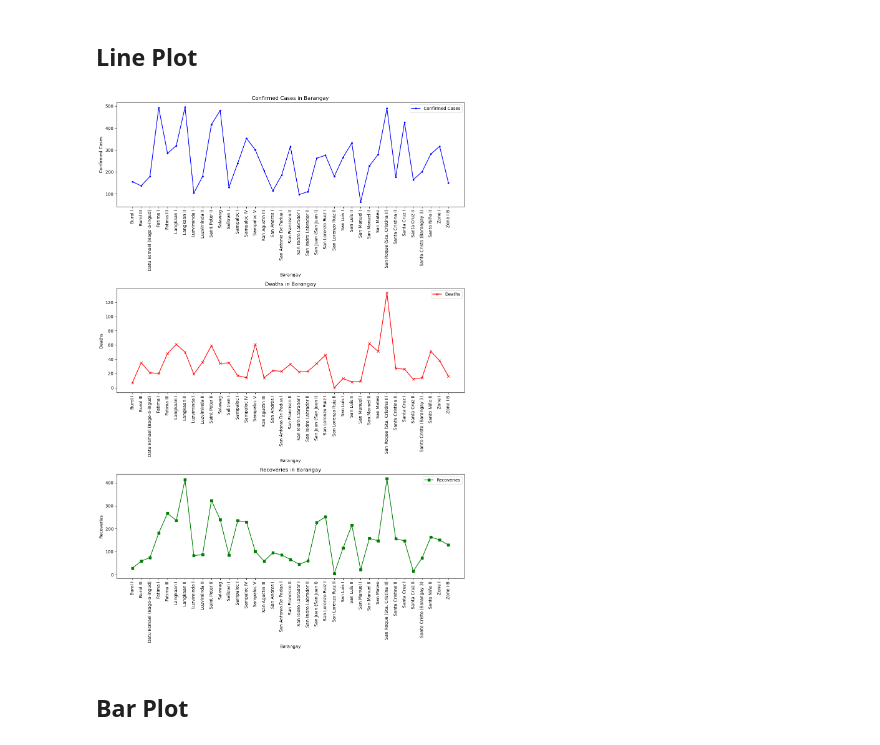
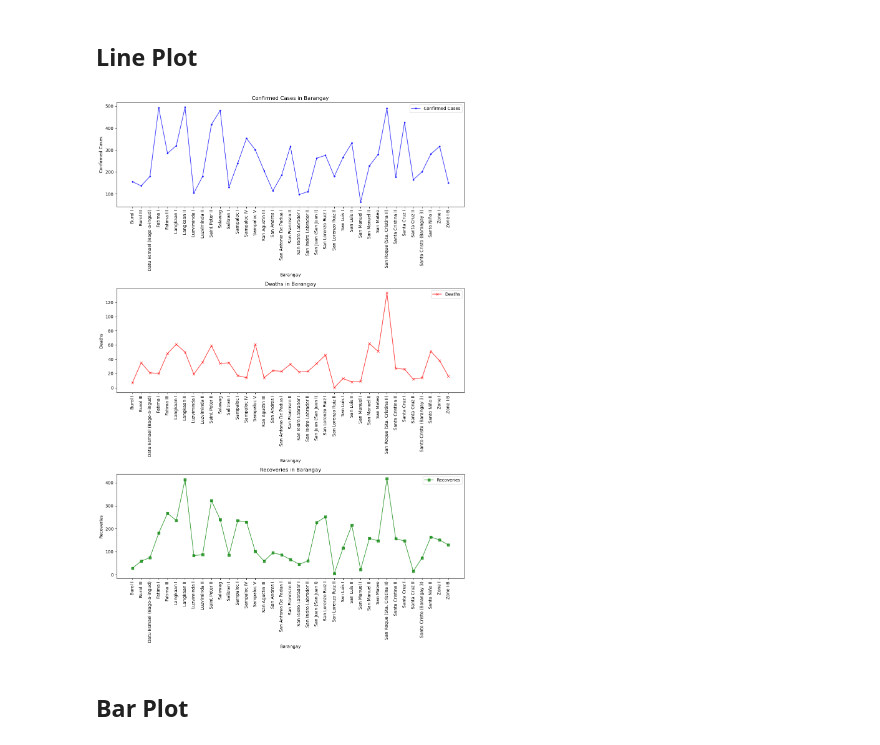
Before and after one commit to christiandarvs/CSIS311-ML, a Jupyter notebook: lab/lab_act1.ipynb, the cells around one changed output. Cells and saved outputs as stored; diff of their text form; code cells hidden in the pictures.

```diff
--- a/lab/lab_act1.ipynb
+++ b/lab/lab_act1.ipynb
@@ -248,13 +248,16 @@ plt.show()
 ## Line Plot
 # %%
 def create_line_plot(ax, data, X, y, color, label, marker, title, xlabel, ylabel):
+
+    sorted_data = data.sort_values(by=X)
     ax.plot(
-        data[X],
-        data[y],
+        sorted_data[X],
+        sorted_data[y],
         color=color,
         label=label,
         marker=marker,
-    )
+        alpha=0.7,
+    ),
     ax.set_xlabel(xlabel)
     ax.set_ylabel(ylabel)
     ax.set_title(title)
@@ -280,34 +283,34 @@ create_line_plot(
 
 create_line_plot(
     axs[1],
     dasma_barangay_sample,
     "Name",
     "Deaths",
     "red",
     "Deaths",
     "x",
     "Deaths in Barangay",
     "Barangay",
     "Deaths",
 )
 
 create_line_plot(
     axs[2],
     dasma_barangay_sample,
     "Name",
     "Recoveries",
     "green",
     "Recoveries",
     "s",
     "Recoveries in Barangay",
     "Barangay",
     "Recoveries",
 )
 
 plt.tight_layout()
 plt.show()
 # %% [output]
-[figure, old version]
+[figure, new version]
 # %% [markdown]
 ## Bar Plot
 # %%
```
Also changed, not shown: parts of 2 cells of this notebook.
